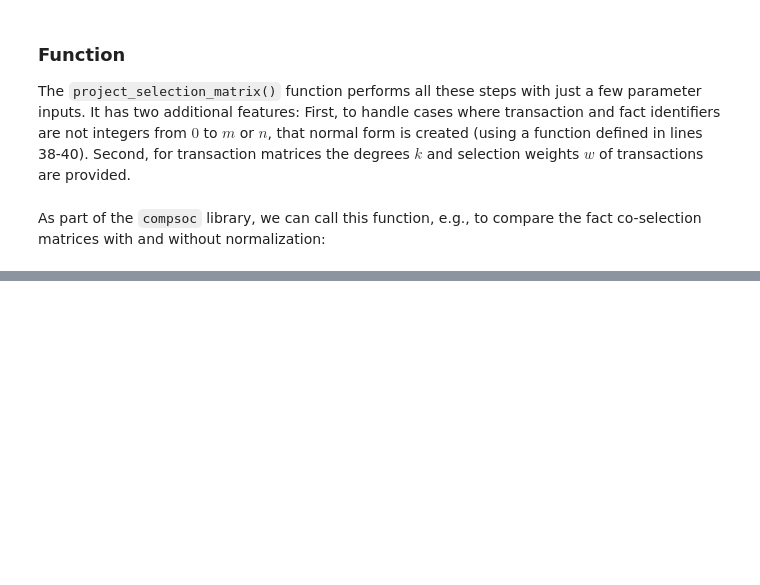
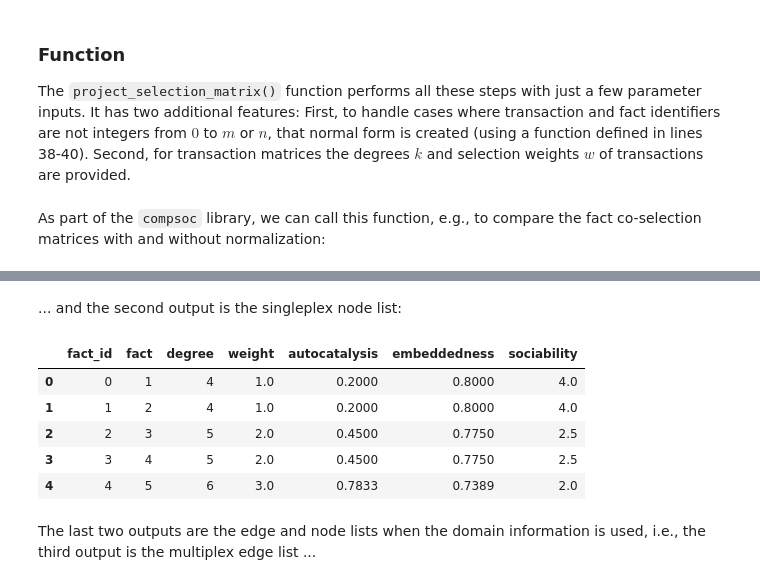
Before and after one commit to gesiscss/compsoc, a Jupyter notebook: meaning_structures.ipynb, the cells around one changed output, grey strips where cells are left out. Cells and saved outputs as stored; diff of their text form; code cells hidden in the pictures; blank space fills up the shorter version.

```diff
--- a/meaning_structures.ipynb
+++ b/meaning_structures.ipynb
@@ -720,0 +1026,13 @@ _, facts_enriched, co_selections_domain, _ = cs.meaning_structures(
+# %% [markdown]
+... and the second output is the singleplex node list:
+# %%
+facts_enriched.head()
+# %% [output]
+|  | fact_id | fact | degree | weight | autocatalysis | embeddedness | sociability |
+| 0 | 0 | 1 | 4 | 1.0 | 0.2000 | 0.8000 | 4.0 |
+| 1 | 1 | 2 | 4 | 1.0 | 0.2000 | 0.8000 | 4.0 |
+| 2 | 2 | 3 | 5 | 2.0 | 0.4500 | 0.7750 | 2.5 |
+| 3 | 3 | 4 | 5 | 2.0 | 0.4500 | 0.7750 | 2.5 |
+| 4 | 4 | 5 | 6 | 3.0 | 0.7833 | 0.7389 | 2.0 |
+# %% [markdown]
+The last two outputs are the edge and node lists when the domain information is used, i.e., the third output is the multiplex edge list ...
```
Also changed, not shown: parts of 74 cells of this notebook, 3 other files.
